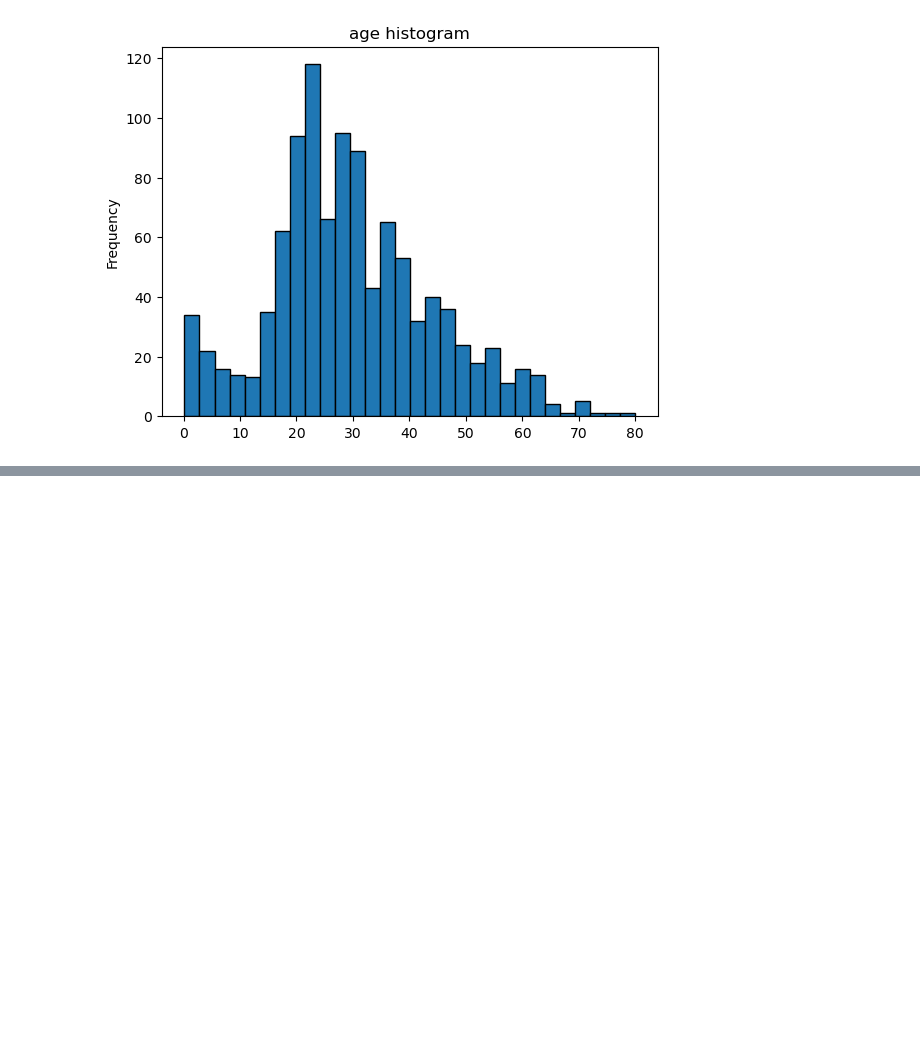
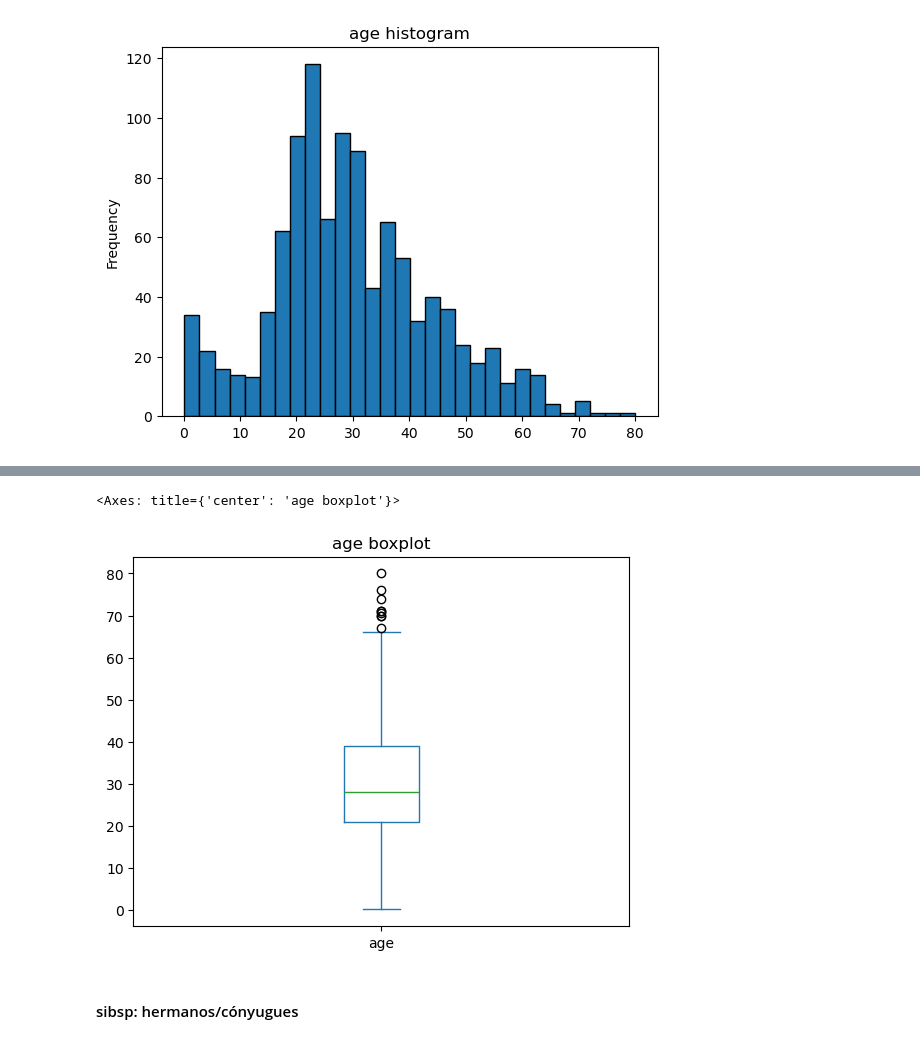
Before and after one commit to dpalacioj/DataAI-Fundamentos-Aplicaciones, a Jupyter notebook: Analitica/proyectos/titanic/notebooks/03_analisis_datos_EDA.ipynb, the cells around one changed output, grey strips where cells are left out. Cells and saved outputs as stored; diff of their text form; code cells hidden in the pictures; blank space fills up the shorter version.

```diff
--- a/Analitica/proyectos/titanic/notebooks/03_analisis_datos_EDA.ipynb
+++ b/Analitica/proyectos/titanic/notebooks/03_analisis_datos_EDA.ipynb
@@ -177,0 +187,9 @@ datos_titanic[column].plot(
+# %%
+# Diagrama de caja
+
+datos_titanic[column].plot(kind="box", title=f"{column} boxplot")
+# %% [output]
+<Axes: title={'center': 'age boxplot'}>
+[figure, added]
+# %% [markdown]
+#### sibsp: hermanos/cónyugues
```
Also changed, not shown: parts of 70 cells of this notebook.
